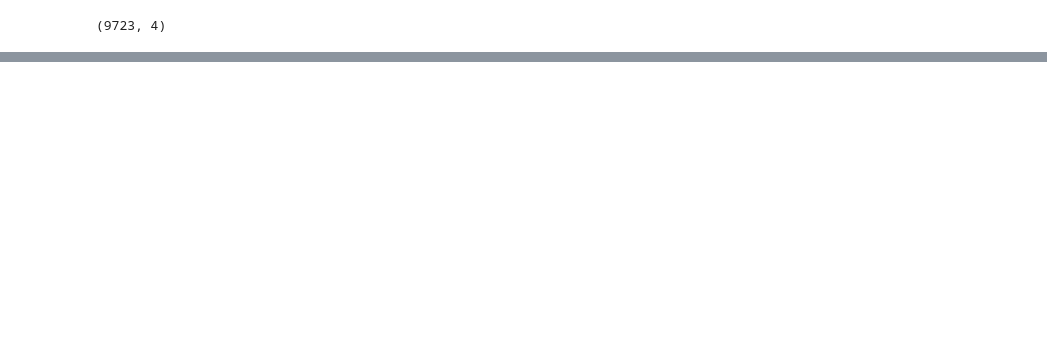
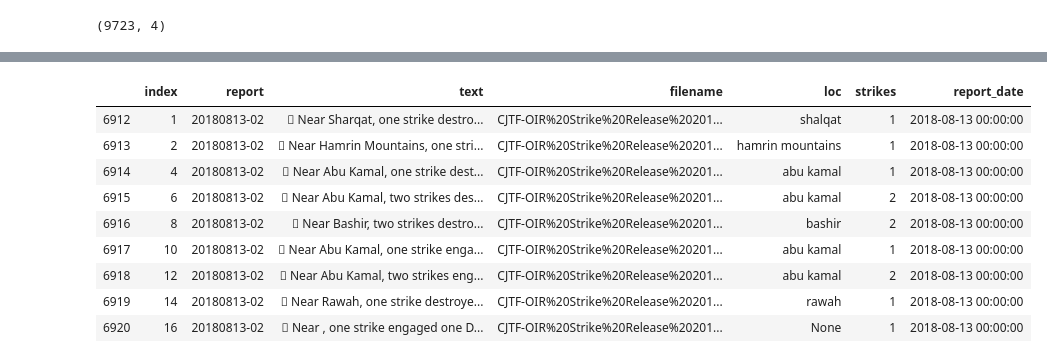
Before and after one commit to lovettbarron/CJTF-OIR-strike-report, a Jupyter notebook: test-scrape/03-interpret-to-table.ipynb, the cells around one changed output, grey strips where cells are left out. Saved outputs shown, nothing was run; the diff lists cells and outputs as text; code cells hidden in the pictures; blank space fills up the shorter version.

```diff
--- a/test-scrape/03-interpret-to-table.ipynb
+++ b/test-scrape/03-interpret-to-table.ipynb
@@ -121,0 +374,13 @@ AttributeError: 'numpy.ndarray' object has no attribute 'apply'
+# %%
+df[df["filename"]=="CJTF-OIR%20Strike%20Release%20201808013-02.pdf?ver=2018-08-13-093333-010.pdf"]
+# %% [output]
+|  | index | report | text | filename | loc | strikes | report_date |
+| 6912 | 1 | 20180813-02 |  Near Sharqat, one strike destro... | CJTF-OIR%20Strike%20Release%20201... | shalqat | 1 | 2018-08-13 00:00:00 |
+| 6913 | 2 | 20180813-02 |  Near Hamrin Mountains, one stri... | CJTF-OIR%20Strike%20Release%20201... | hamrin mountains | 1 | 2018-08-13 00:00:00 |
+| 6914 | 4 | 20180813-02 |  Near Abu Kamal, one strike dest... | CJTF-OIR%20Strike%20Release%20201... | abu kamal | 1 | 2018-08-13 00:00:00 |
+| 6915 | 6 | 20180813-02 |  Near Abu Kamal, two strikes des... | CJTF-OIR%20Strike%20Release%20201... | abu kamal | 2 | 2018-08-13 00:00:00 |
+| 6916 | 8 | 20180813-02 |  Near Bashir, two strikes destro... | CJTF-OIR%20Strike%20Release%20201... | bashir | 2 | 2018-08-13 00:00:00 |
+| 6917 | 10 | 20180813-02 |  Near Abu Kamal, one strike enga... | CJTF-OIR%20Strike%20Release%20201... | abu kamal | 1 | 2018-08-13 00:00:00 |
+| 6918 | 12 | 20180813-02 |  Near Abu Kamal, two strikes eng... | CJTF-OIR%20Strike%20Release%20201... | abu kamal | 2 | 2018-08-13 00:00:00 |
+| 6919 | 14 | 20180813-02 |  Near Rawah, one strike destroye... | CJTF-OIR%20Strike%20Release%20201... | rawah | 1 | 2018-08-13 00:00:00 |
+| 6920 | 16 | 20180813-02 |  Near , one strike engaged one D... | CJTF-OIR%20Strike%20Release%20201... | None | 1 | 2018-08-13 00:00:00 |
```
Also changed, not shown: parts of 37 cells of this notebook, 2 other files.
